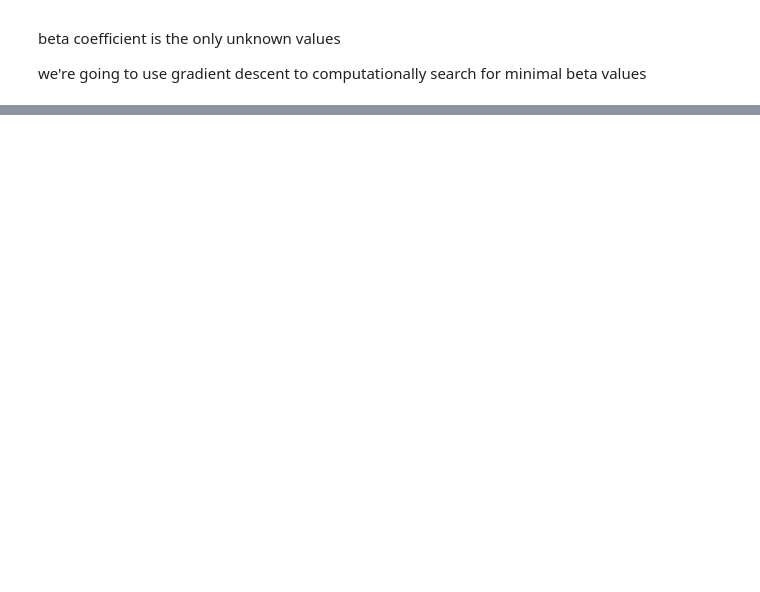
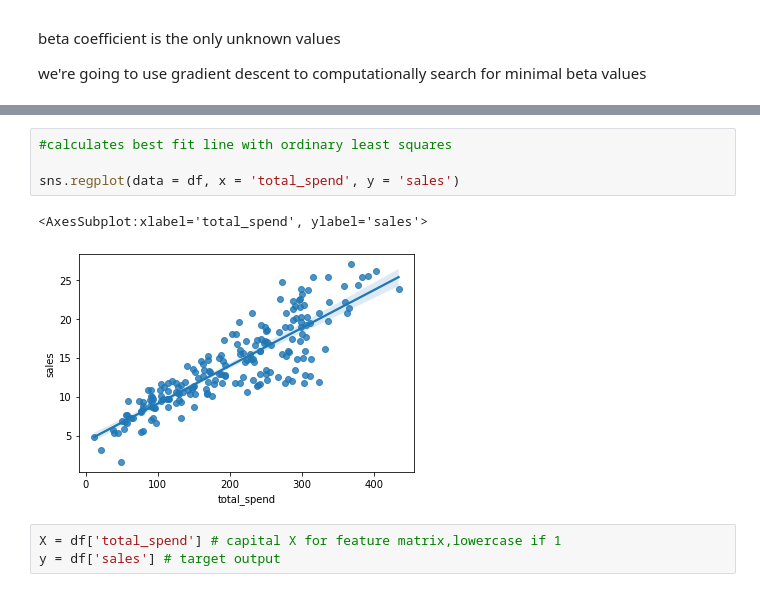
Before and after one commit to curator8/friendly_machine_learning_algo, a Jupyter notebook: linear_regression/linear-regression.ipynb, the cells around one changed output, grey strips where cells are left out. Drawn from its saved outputs; the diff is of its cells as text; blank space fills up the shorter version.

```diff
--- a/linear_regression/linear-regression.ipynb
+++ b/linear_regression/linear-regression.ipynb
@@ -62,0 +127,10 @@ we're going to use gradient descent to computationally search for minimal beta v
+# %%
+#calculates best fit line with ordinary least squares
+
+sns.regplot(data = df, x = 'total_spend', y = 'sales')
+# %% [output]
+<AxesSubplot:xlabel='total_spend', ylabel='sales'>
+[figure, added]
+# %%
+X = df['total_spend'] # capital X for feature matrix,lowercase if 1
+y = df['sales'] # target output
```
Also changed, not shown: parts of 12 cells of this notebook.
